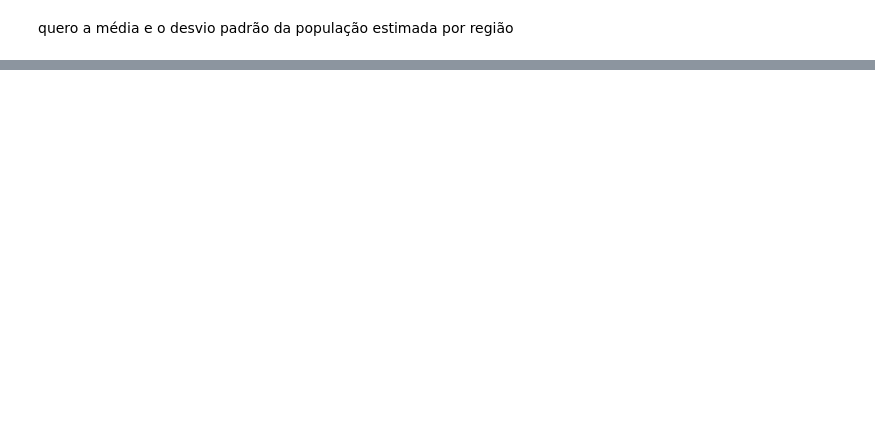
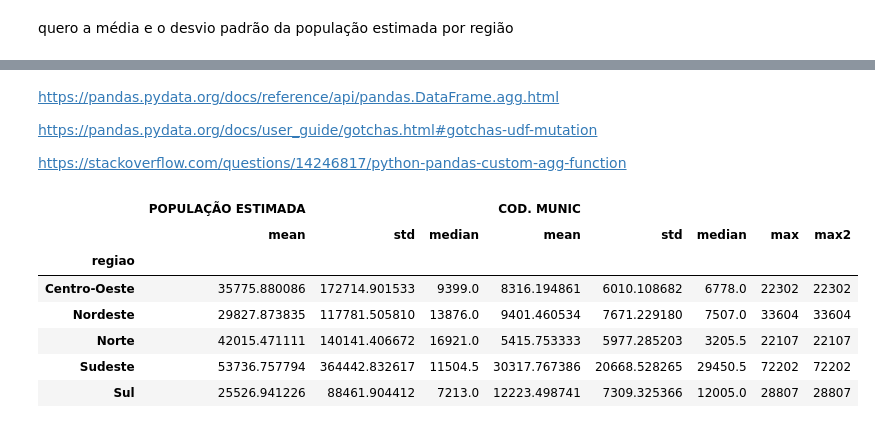
Before and after one commit to robertosgpontes/tec_prog_1, a Jupyter notebook: Pandas.ipynb, the cells around one changed output, grey strips where cells are left out. Drawn from its saved outputs; the diff is of its cells as text; code cells hidden in the pictures; blank space fills up the shorter version.

Commit message:
final aula pandas

```diff
--- a/Pandas.ipynb
+++ b/Pandas.ipynb
@@ -1597,0 +1790,31 @@ quero a média e o desvio padrão da população estimada por região
+# %% [markdown]
+https://pandas.pydata.org/docs/reference/api/pandas.DataFrame.agg.html
+
+https://pandas.pydata.org/docs/user_guide/gotchas.html#gotchas-udf-mutation
+
+https://stackoverflow.com/questions/14246817/python-pandas-custom-agg-function
+# %%
+def max2(x):
+    return np.max(x)
+# %%
+df_agg = df_reg\
+    .groupby('regiao')\
+    .agg({'POPULAÇÃO ESTIMADA': ['mean',
+                                 'std',
+                                 'median'],
+         'COD. MUNIC': ['mean',
+                                 'std',
+                                 'median',
+                                 'max',
+                                 max2]})
+# %%
+df_agg
+# %% [output]
+|  | POPULAÇÃO ESTIMADA |  |  | COD. MUNIC |  |  |  |  |
+|  | mean | std | median | mean | std | median | max | max2 |
+| regiao |  |  |  |  |  |  |  |  |
+| Centro-Oeste | 35775.880086 | 172714.901533 | 9399.0 | 8316.194861 | 6010.108682 | 6778.0 | 22302 | 22302 |
+| Nordeste | 29827.873835 | 117781.505810 | 13876.0 | 9401.460534 | 7671.229180 | 7507.0 | 33604 | 33604 |
+| Norte | 42015.471111 | 140141.406672 | 16921.0 | 5415.753333 | 5977.285203 | 3205.5 | 22107 | 22107 |
+| Sudeste | 53736.757794 | 364442.832617 | 11504.5 | 30317.767386 | 20668.528265 | 29450.5 | 72202 | 72202 |
+| Sul | 25526.941226 | 88461.904412 | 7213.0 | 12223.498741 | 7309.325366 | 12005.0 | 28807 | 28807 |
```
Also changed, not shown: parts of 33 cells of this notebook.
